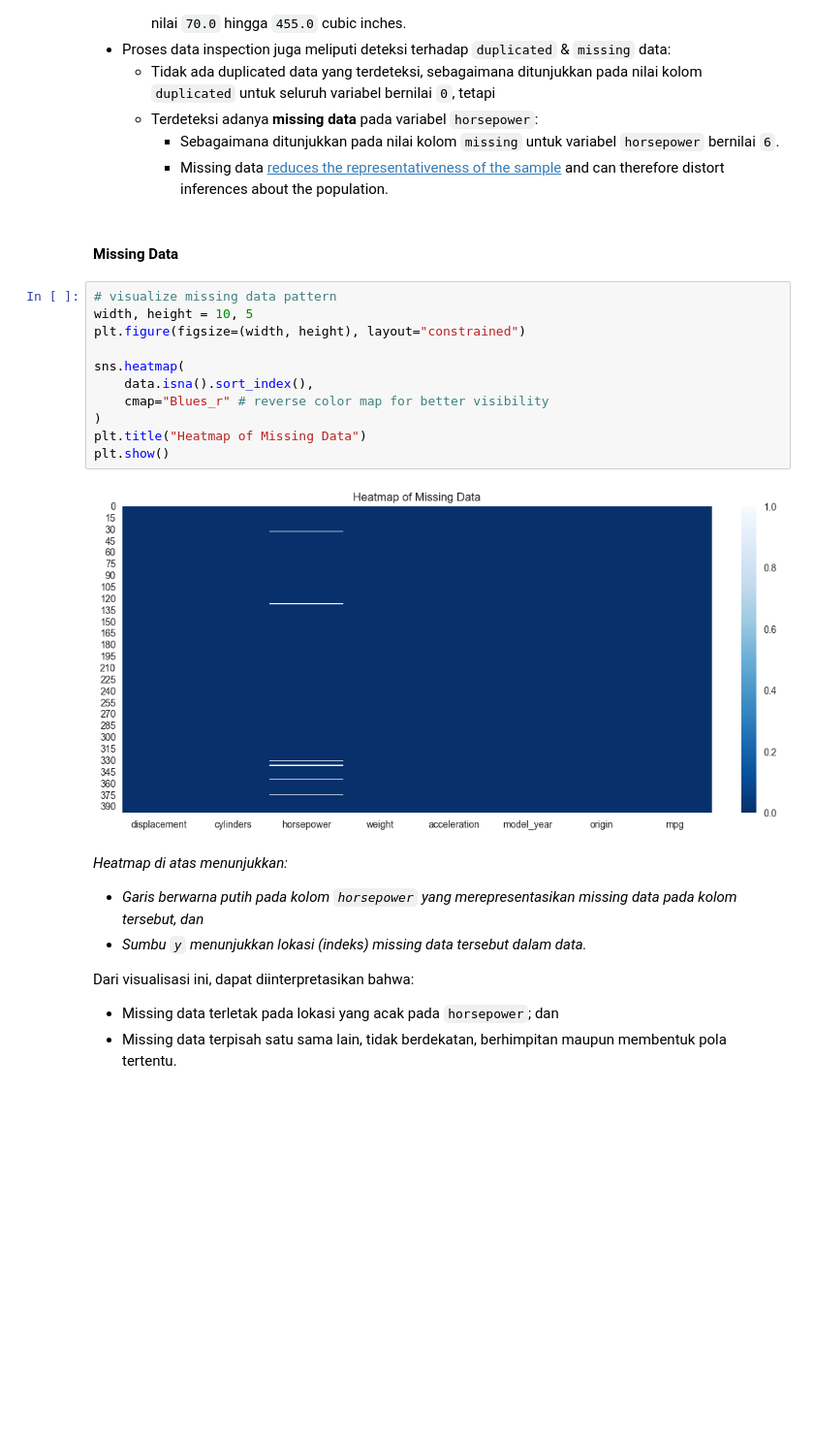
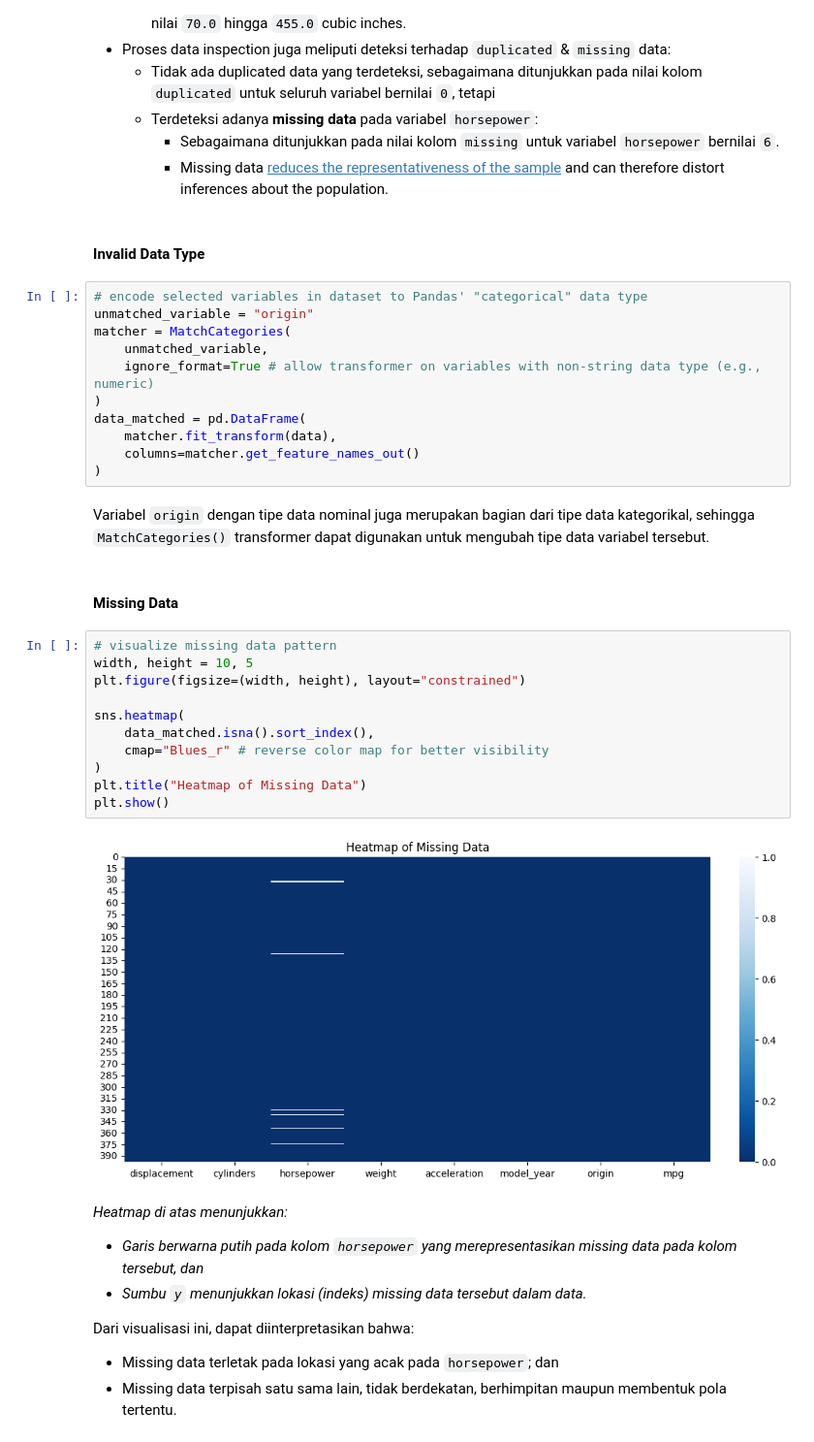
Before and after one commit to garudapaksi-yusuf/Auto_MPG_Prediction, a Jupyter notebook: notebook/notebook.ipynb, the cells around one changed output. Shown at 97% size. Cells and saved outputs as stored; diff of their text form; blank space fills up the shorter version.

```diff
--- a/notebook/notebook.ipynb
+++ b/notebook/notebook.ipynb
@@ -149,21 +149,36 @@ pd.DataFrame({
     * Terdeteksi adanya **missing data** pada variabel `horsepower`:
         * Sebagaimana ditunjukkan pada nilai kolom `missing` untuk variabel `horsepower` bernilai `6`.
         * Missing data [reduces the representativeness of the sample](https://en.wikipedia.org/wiki/Missing_data#Techniques_of_dealing_with_missing_data) and can therefore distort inferences about the population.
+# %% [markdown]
+#### Invalid Data Type
+# %%
+# encode selected variables in dataset to Pandas' "categorical" data type
+unmatched_variable = "origin"
+matcher = MatchCategories(
+    unmatched_variable,
+    ignore_format=True # allow transformer on variables with non-string data type (e.g., numeric)
+)
+data_matched = pd.DataFrame(
+    matcher.fit_transform(data),
+    columns=matcher.get_feature_names_out()
+)
+# %% [markdown]
+Variabel `origin` dengan tipe data nominal juga merupakan bagian dari tipe data kategorikal, sehingga `MatchCategories()` transformer dapat digunakan untuk mengubah tipe data variabel tersebut.
 # %% [markdown]
 #### Missing Data
 # %%
 # visualize missing data pattern
 width, height = 10, 5
 plt.figure(figsize=(width, height), layout="constrained")
 
 sns.heatmap(
-    data.isna().sort_index(),
+    data_matched.isna().sort_index(),
     cmap="Blues_r" # reverse color map for better visibility
 )
 plt.title("Heatmap of Missing Data")
 plt.show()
 # %% [output]
-[figure, old version]
+[figure, new version]
 # %% [markdown]
 *Heatmap di atas menunjukkan:*
 * *Garis berwarna putih pada kolom `horsepower` yang merepresentasikan missing data pada kolom tersebut, dan*
```
Also changed, not shown: parts of 25 cells of this notebook.
